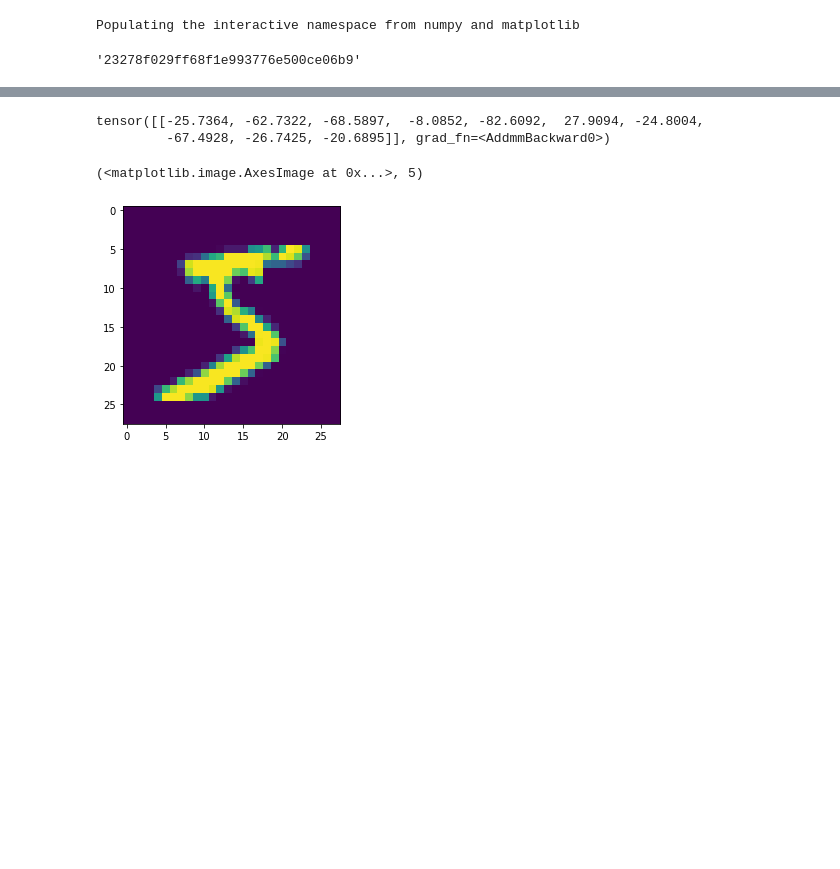
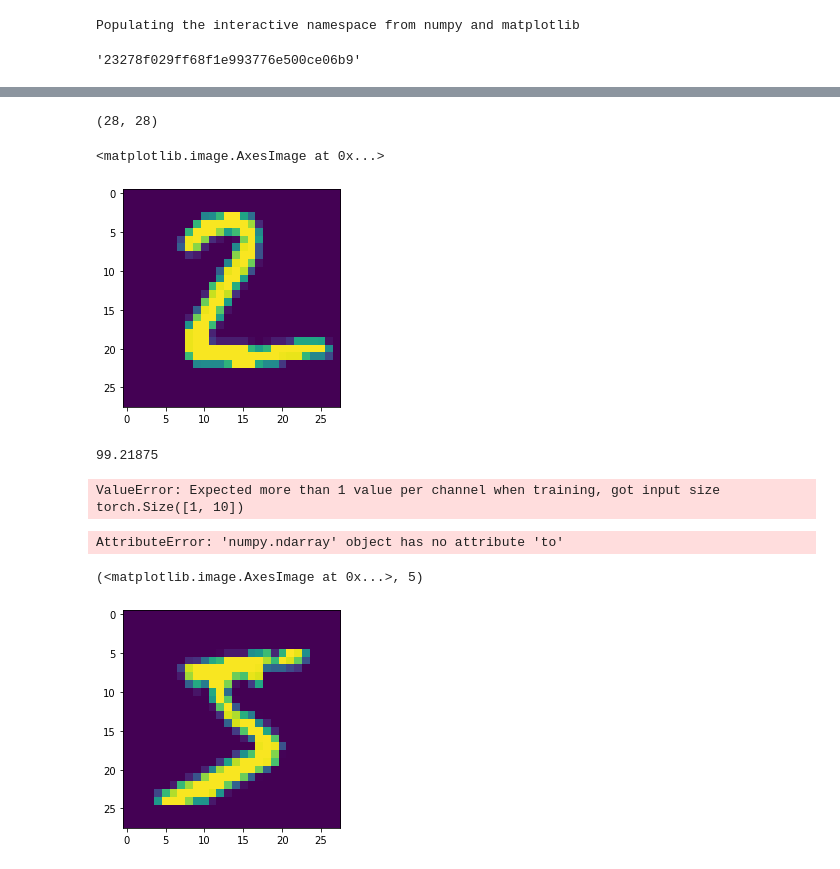
Before and after one commit to shauray8/ai-notebooks, a Jupyter notebook: mnist_scratch/Untitled.ipynb, the cells around one changed output, grey strips where cells are left out. Saved outputs shown, nothing was run; the diff lists cells and outputs as text; code cells hidden in the pictures; blank space fills up the shorter version.

Commit message:
previous random commits

```diff
--- a/mnist_scratch/Untitled.ipynb
+++ b/mnist_scratch/Untitled.ipynb
@@ -73,0 +121,30 @@ plot(accur)
+# %%
+X_test[1].shape
+# %% [output]
+(28, 28)
+# %%
+imshow(X_test[1])
+# %% [output]
+<matplotlib.image.AxesImage at 0x...>
+[figure, added]
+# %%
+model = ModelM3()
+model.load_state_dict(torch.load("./pretrained/E_1000_B_256.pth"))
+model.eval()
+total_pred = np.zeros(0)
+total_target = np.zeros(0)
+correct =0
+BS = 256
+with torch.no_grad():
+    samp = np.random.randint(0, X_test.shape[0], size=(BS))
+    X = torch.tensor(X_test[samp]).reshape(-1,1,28,28).float()
+    Y = torch.tensor(Y_test[samp]).long()
+    output = model(X)
+    loss = loss_function(output, Y)
+    pred = output.argmax(dim=1, keepdim=True)
+    total_pred = np.append(total_pred, pred.cpu().numpy())
+    total_target = np.append(total_target, Y.cpu().numpy())
+    correct += pred.eq(Y.view_as(pred)).sum().item()
+print(((correct/BS)) * 100.)
+# %% [output]
+99.21875
@@ -74,8 +154,12 @@ plot(accur)
+# %%
+a = model(torch.tensor(X_train[1]).reshape(1,1,28,28).float().to("cuda"))
+# %% [output]
+ValueError: Expected more than 1 value per channel when training, got input size torch.Size([1, 10])
 # %%
-model(torch.tensor(X_train[0].reshape((-1, 28*28))).float())
+torch.
+model(torch.tensor(X_train[0].reshape((-1, 28,28))).float())
 # %% [output]
-tensor([[-25.7364, -62.7322, -68.5897,  -8.0852, -82.6092,  27.9094, -24.8004,
-         -67.4928, -26.7425, -20.6895]], grad_fn=<AddmmBackward0>)
+AttributeError: 'numpy.ndarray' object has no attribute 'to'
 # %%
 imshow(X_train[0]),Y_train[0]
 # %% [output]
```
Also changed, not shown: parts of 12 cells of this notebook, 6 other files.
